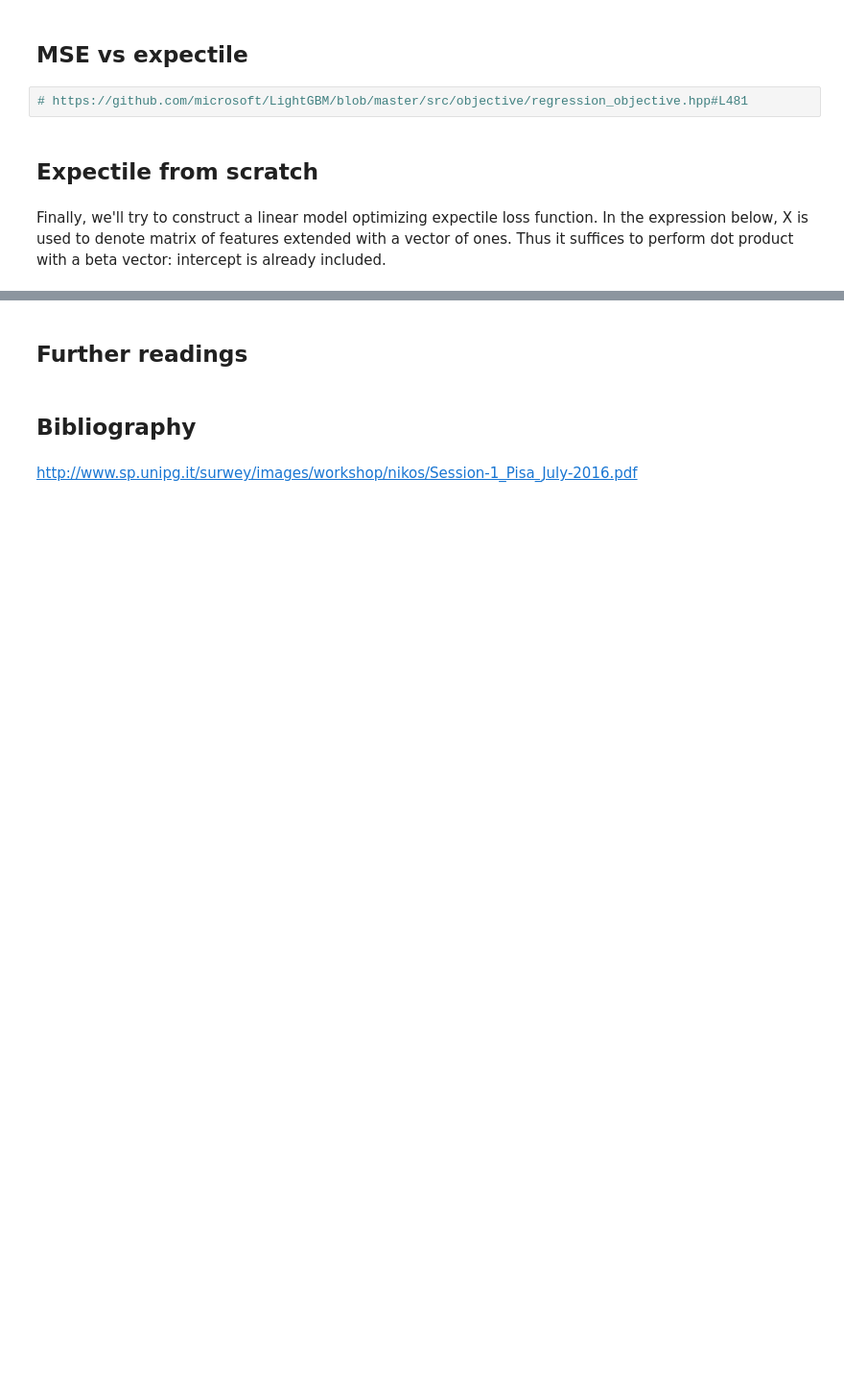
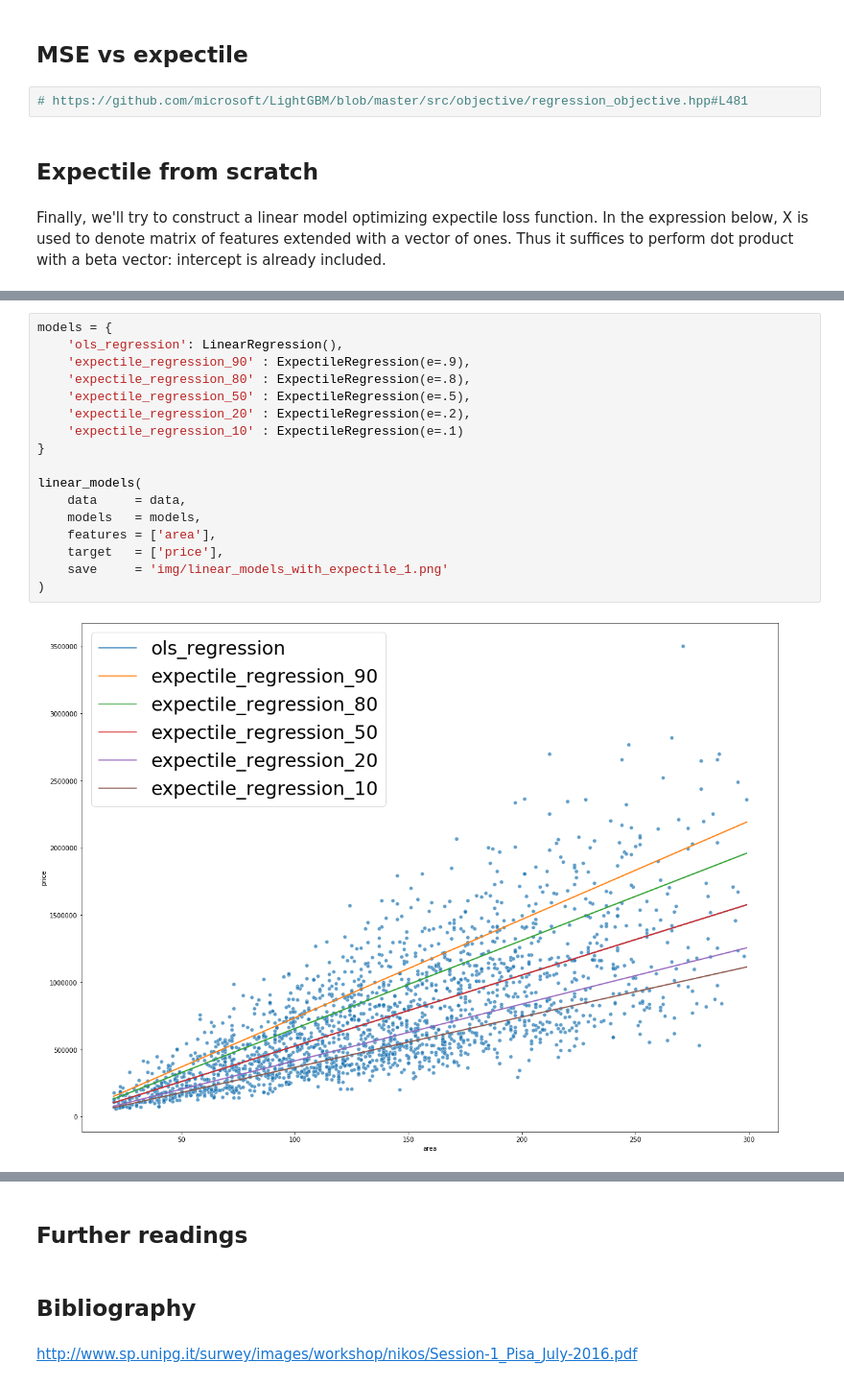
Before and after one commit to krzjoa/medium, a Jupyter notebook: 1_expectile/1_expectile.ipynb, the cells around one changed output, grey strips where cells are left out. Shown at 96% size. Cells and saved outputs as stored; diff of their text form; blank space fills up the shorter version.

```diff
--- a/1_expectile/1_expectile.ipynb
+++ b/1_expectile/1_expectile.ipynb
@@ -247,0 +246,19 @@ array([11.03593565, 42.08987745, 27.87504494, ..., 53.24305373,
+# %%
+models = {
+    'ols_regression': LinearRegression(),
+    'expectile_regression_90' : ExpectileRegression(e=.9),
+    'expectile_regression_80' : ExpectileRegression(e=.8),
+    'expectile_regression_50' : ExpectileRegression(e=.5),
+    'expectile_regression_20' : ExpectileRegression(e=.2),
+    'expectile_regression_10' : ExpectileRegression(e=.1)
+}
+
+linear_models(
+    data     = data,
+    models   = models,
+    features = ['area'],
+    target   = ['price'],
+    save     = 'img/linear_models_with_expectile_1.png'
+)
+# %% [output]
+[figure, added]
```
Also changed, not shown: parts of 7 cells of this notebook, 13 other files.
